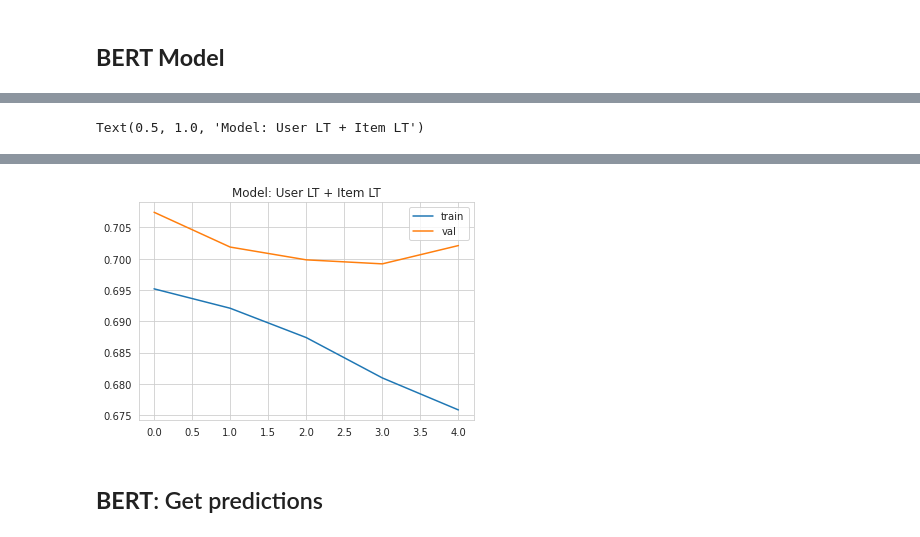
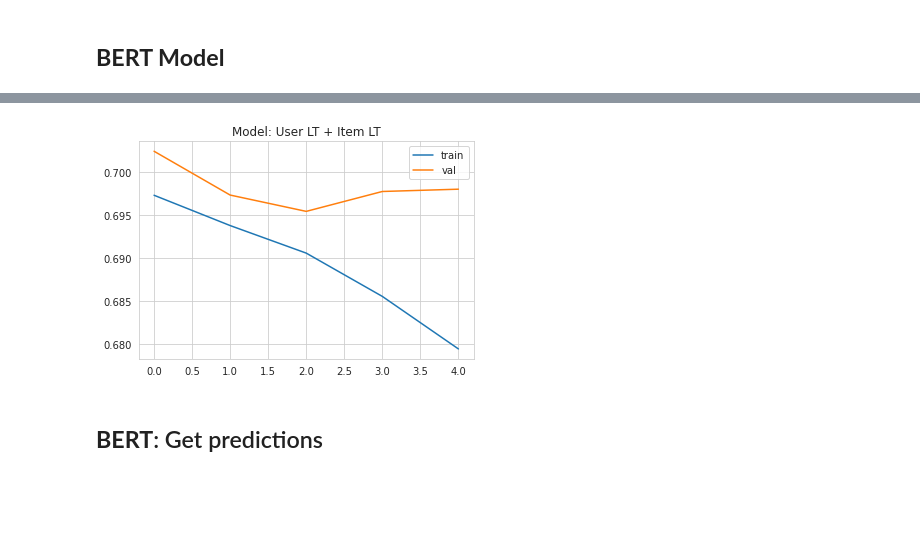
Before and after one commit to Katrin-Leberfinger/Hybrid-gender-debiased-music-recommendation, a Jupyter notebook: AI_MasterThesis_Recommendations_LFM2b.ipynb, the cells around one changed output, grey strips where cells are left out. Drawn from its saved outputs; the diff is of its cells as text; code cells hidden in the pictures; blank space fills up the shorter version.

```diff
--- a/AI_MasterThesis_Recommendations_LFM2b.ipynb
+++ b/AI_MasterThesis_Recommendations_LFM2b.ipynb
@@ -247,6 +247,13 @@ data_interaction.loc[data_interaction['count']>=2., 'count'] = 1.
 #       data_interaction_new = data_interaction_new.append(df)
 
 # data_interaction_new = shuffle(data_interaction_new)
+# %%
+# Remove items with too little playcount
+selected_items = []
+for track_id,df in data_interaction.groupby('track_id'):
+  if len(df) >= 5:
+    selected_items.append(track_id)
+data_interaction = data_interaction.loc[(data_interaction.track_id.isin(selected_items))]
 # %%
 # remove user with too little playcount
 # add negative samples
@@ -486,7 +496,7 @@ from transformers import get_linear_schedule_with_warmup
 model = model_bert.to(device)
 
 num_epochs=5
-batch_size=32
+batch_size=64
 
 dataloader_train=DataLoader(dataset=dataset_train,batch_size=batch_size)
 dataloader_val=DataLoader(dataset=dataset_val,batch_size=batch_size)
@@ -594,8 +604,7 @@ plt.plot(loss_val, label='val')
 plt.legend()
 plt.title("Model: User LT + Item LT")
 
-#from google.colab import files
-#plt.savefig("img1.png")
-#files.download("img1.png")
+from google.colab import files
+plt.savefig(f"training_{text_col}.png")
+files.download(f"training_{text_col}.png")
 # %% [output]
-Text(0.5, 1.0, 'Model: User LT + Item LT')
@@ -602,4 +613,4 @@ Text(0.5, 1.0, 'Model: User LT + Item LT')
-[figure, old version]
+[figure, new version]
 # %% [markdown]
 ## **BERT**: Get predictions
 # %%
```
Also changed, not shown: parts of 27 cells of this notebook.
